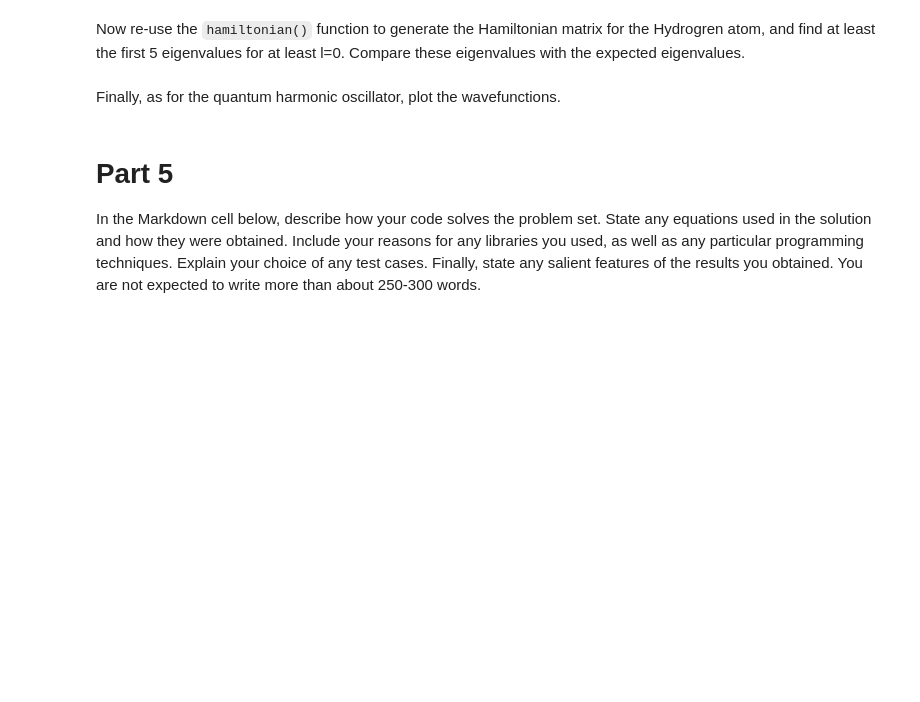
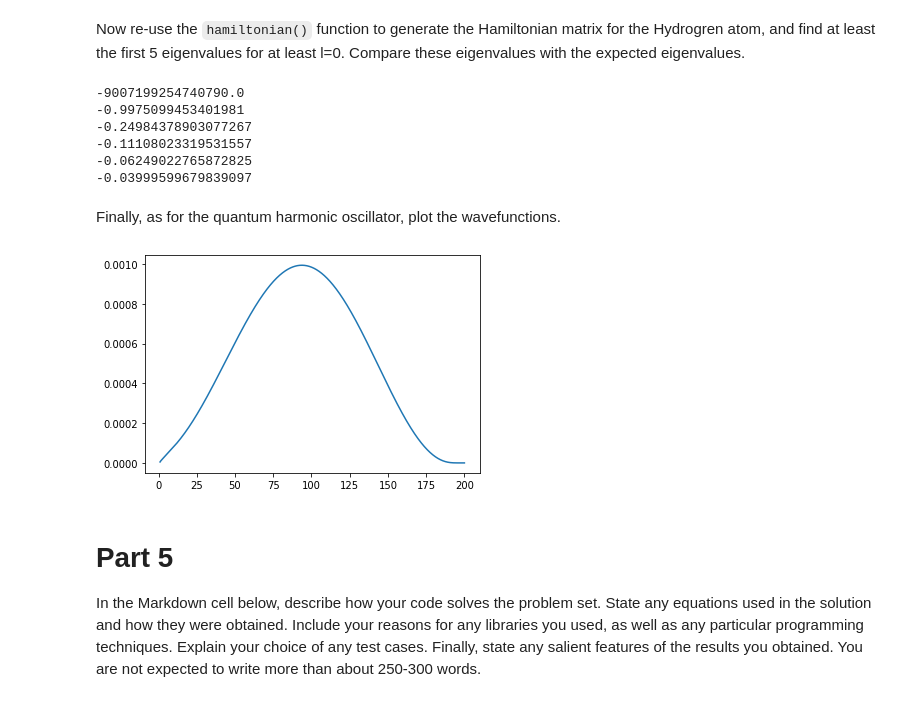
Before and after one commit to sam-you-ell/Computational-Physics, a Jupyter notebook: LinAlgEx2.ipynb, the cells around one changed output. Drawn from its saved outputs; the diff is of its cells as text; code cells hidden in the pictures; blank space fills up the shorter version.

```diff
--- a/LinAlgEx2.ipynb
+++ b/LinAlgEx2.ipynb
@@ -154,10 +159,35 @@ and the potential for the hydrogen atom can be written :
 $$V(r_i) = \frac{-2}{r_i} + \frac{l(l+1)}{r_i^2}$$
 
 Write a function which takes as argument a discrete set of points, $r_i$, and returns the potential $V_i$. You should use a range of $r$ such that the wavefunction become negligible - 200 Bohr radii should be sufficient.  Note that $r$ must now be positive.
+# %%
+def pot_spher(r, l):
+    v = np.zeros(len(r))
+    for i in range(len(r)):
+        v[i] = -2/(r[i]) + (l*(l+1)) / (r[i])**2
+    return v
 # %% [markdown]
 Now re-use the `hamiltonian()` function to generate the Hamiltonian matrix for the Hydrogren atom, and find at least the first 5 eigenvalues for at least l=0. Compare these eigenvalues with the expected eigenvalues.
+# %%
+r = np.linspace(sys.float_info.epsilon, 200,  2000)
+
+
+eigenvals, eigenvects = linalg.eigh(hamiltonian(r, pot_spher(r, l=0)))
+for i in range(6):
+    print(eigenvals[i])
+# %% [output]
+-9007199254740790.0
+-0.9975099453401981
+-0.24984378903077267
+-0.11108023319531557
+-0.06249022765872825
+-0.03999599679839097
 # %% [markdown]
 Finally, as for the quantum harmonic oscillator, plot the wavefunctions.
+# %%
+plt.plot(r[10:2000], eigenvects[1, 10:2000]**2)
+plt.show()
+# %% [output]
+[figure, added]
 # %% [markdown]
 # Part 5
 
```
Also changed, not shown: parts of 5 cells of this notebook.
